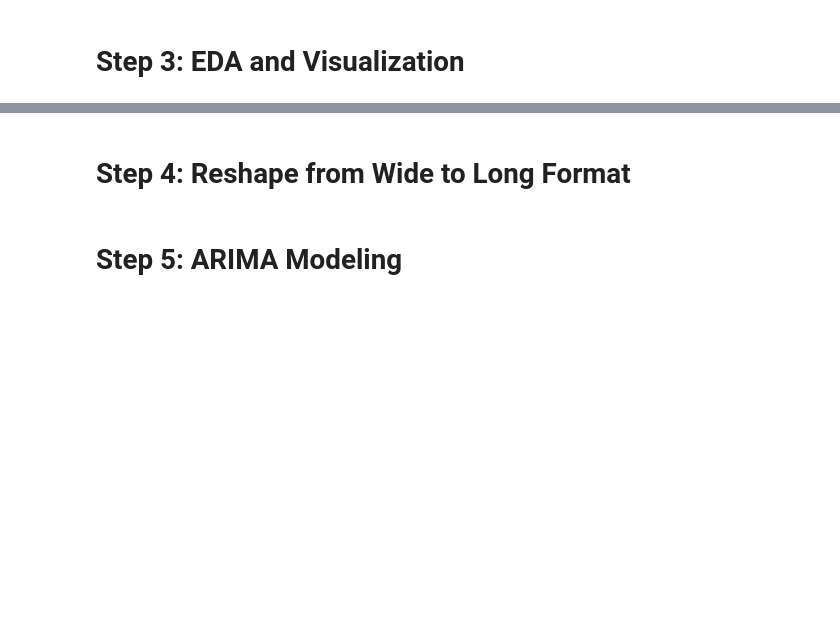
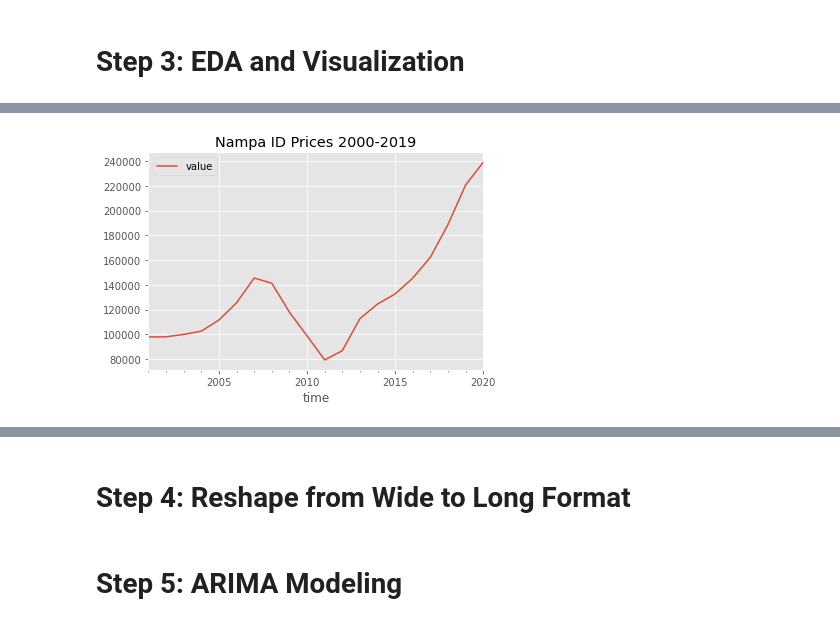
Before and after one commit to jrf6xh/Time-Series-Modeling, a Jupyter notebook: starter_notebook_CM.ipynb, the cells around one changed output, grey strips where cells are left out. Cells and saved outputs as stored; diff of their text form; code cells hidden in the pictures; blank space fills up the shorter version.

```diff
--- a/starter_notebook_CM.ipynb
+++ b/starter_notebook_CM.ipynb
@@ -225,0 +318,4 @@ Where was the top growth in the last 5 years, 10 years?
+# %%
+#filter dataframe by zipcode, then plot
+zip_83651 = df[df['zipcode'] == 83651]
+zip_83651
@@ -225,0 +337,10 @@ Where was the top growth in the last 5 years, 10 years?
+# %%
+zip_83651 = zip_83651.set_index(pd.to_datetime(zip_83651['time']))
+zip_83651 = zip_83651.resample('A').median()
+zip_83651.drop(columns='zipcode', inplace=True)
+# %%
+#zip_83651.index = pd.DateTimeIndex(zip_83651.index).to_period('A')
+
+zip_83651.plot(title='Nampa ID Prices 2000-2019');
+# %% [output]
+[figure, added]
```
Also changed, not shown: parts of 43 cells of this notebook.
